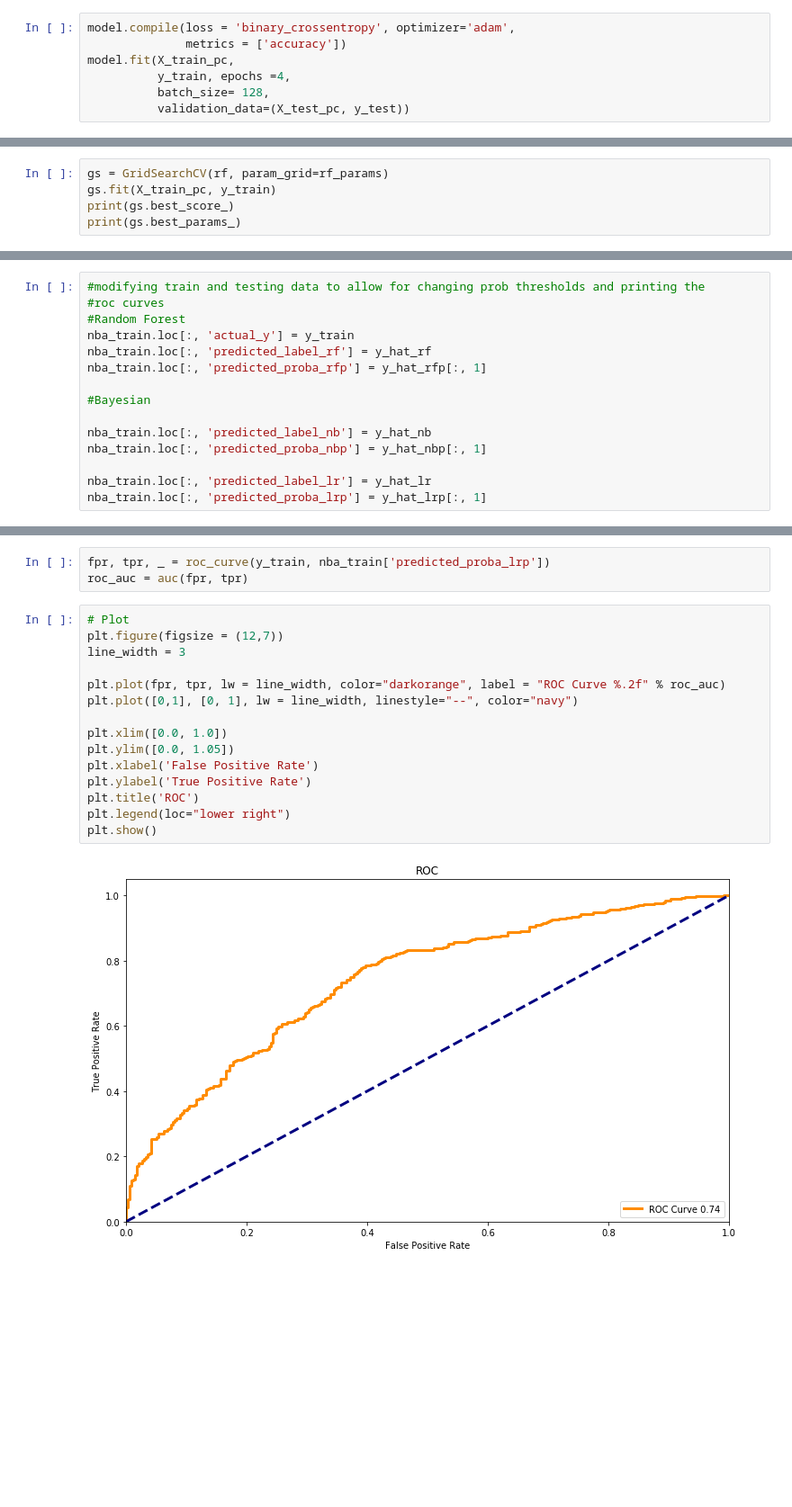
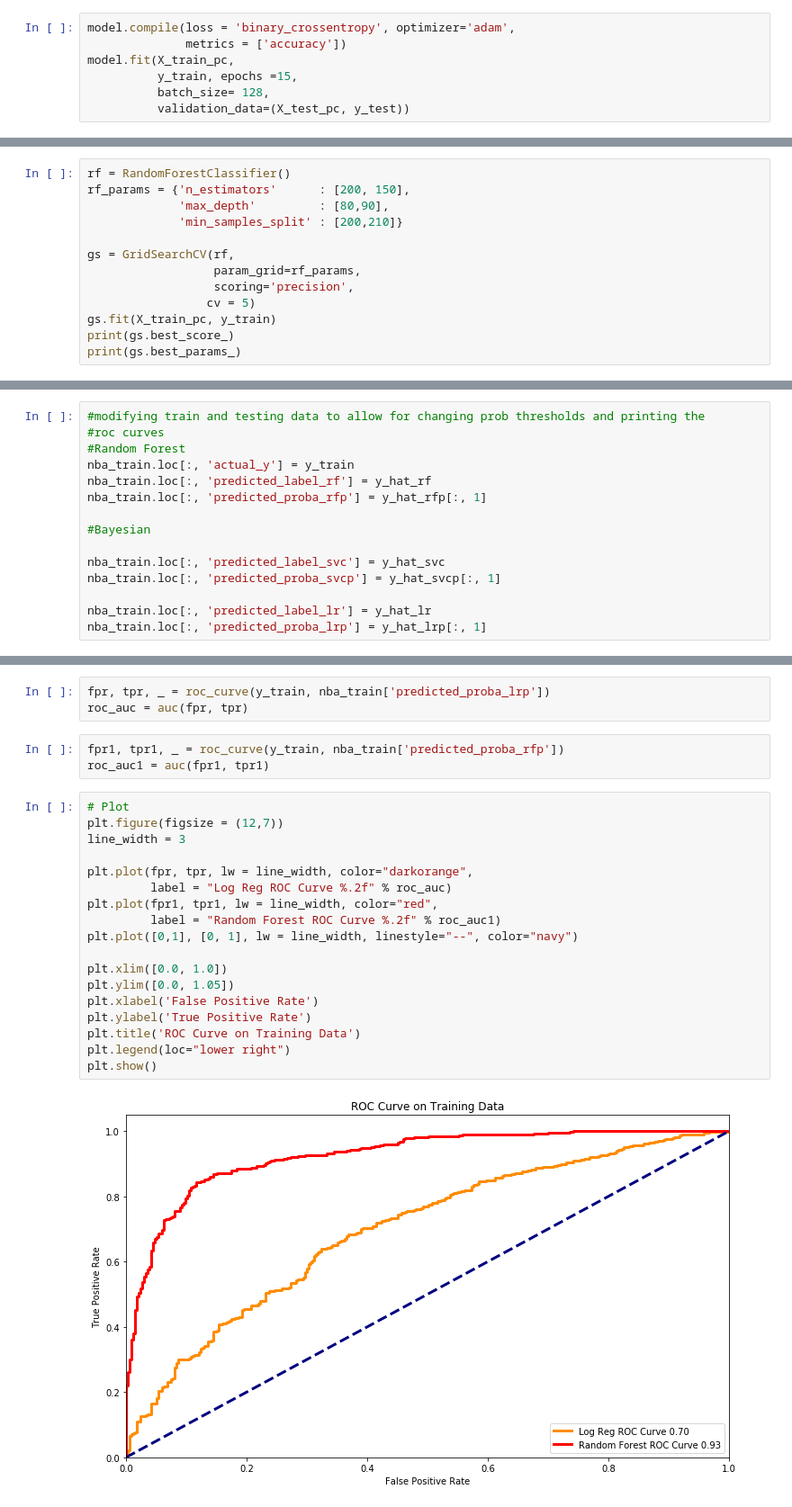
Before and after one commit to bryanco1966/Sports-Modeling, a Jupyter notebook: NBA Categorical Analysis.ipynb, the cells around one changed output, grey strips where cells are left out. Shown at 90% size. Drawn from its saved outputs; the diff is of its cells as text; blank space fills up the shorter version.

Commit message:
model looking good working on some graphs

```diff
--- a/NBA Categorical Analysis.ipynb
+++ b/NBA Categorical Analysis.ipynb
@@ -211,7 +228,7 @@ model.add(Dense(1, activation = 'sigmoid')) #output layer
 model.compile(loss = 'binary_crossentropy', optimizer='adam',
               metrics = ['accuracy'])
 model.fit(X_train_pc,
-          y_train, epochs =4,
+          y_train, epochs =15,
           batch_size= 128,
           validation_data=(X_test_pc, y_test))
 # %% [output]
@@ -235,5 +276,13 @@ rf_params = {'max_depth' : [140,120],
 # %%
-gs = GridSearchCV(rf, param_grid=rf_params)
+rf = RandomForestClassifier()
+rf_params = {'n_estimators'      : [200, 150],
+             'max_depth'         : [80,90],
+             'min_samples_split' : [200,210]}
+
+gs = GridSearchCV(rf,
+                  param_grid=rf_params,
+                  scoring='precision',
+                 cv = 5)
 gs.fit(X_train_pc, y_train)
 print(gs.best_score_)
 print(gs.best_params_)
@@ -291,8 +340,8 @@ nba_train.loc[:, 'predicted_proba_rfp'] = y_hat_rfp[:, 1]
 
 #Bayesian
 
-nba_train.loc[:, 'predicted_label_nb'] = y_hat_nb
-nba_train.loc[:, 'predicted_proba_nbp'] = y_hat_nbp[:, 1]
+nba_train.loc[:, 'predicted_label_svc'] = y_hat_svc
+nba_train.loc[:, 'predicted_proba_svcp'] = y_hat_svcp[:, 1]
 
 nba_train.loc[:, 'predicted_label_lr'] = y_hat_lr
 nba_train.loc[:, 'predicted_proba_lrp'] = y_hat_lrp[:, 1]
@@ -301,23 +350,29 @@ from sklearn.metrics import roc_curve, auc
 # %%
 fpr, tpr, _ = roc_curve(y_train, nba_train['predicted_proba_lrp'])
 roc_auc = auc(fpr, tpr)
+# %%
+fpr1, tpr1, _ = roc_curve(y_train, nba_train['predicted_proba_rfp'])
+roc_auc1 = auc(fpr1, tpr1)
 # %%
 # Plot
 plt.figure(figsize = (12,7))
 line_width = 3
 
-plt.plot(fpr, tpr, lw = line_width, color="darkorange", label = "ROC Curve %.2f" % roc_auc)
+plt.plot(fpr, tpr, lw = line_width, color="darkorange",
+         label = "Log Reg ROC Curve %.2f" % roc_auc)
+plt.plot(fpr1, tpr1, lw = line_width, color="red",
+         label = "Random Forest ROC Curve %.2f" % roc_auc1)
 plt.plot([0,1], [0, 1], lw = line_width, linestyle="--", color="navy")
 
 plt.xlim([0.0, 1.0])
 plt.ylim([0.0, 1.05])
 plt.xlabel('False Positive Rate')
 plt.ylabel('True Positive Rate')
-plt.title('ROC')
+plt.title('ROC Curve on Training Data')
 plt.legend(loc="lower right")
 plt.show()
 # %% [output]
-[figure, old version]
+[figure, new version]
 # %%
 for prob in range(40, 65, 1):
     proba = prob/100
```
Also changed, not shown: parts of 39 cells of this notebook, 5 other files.
